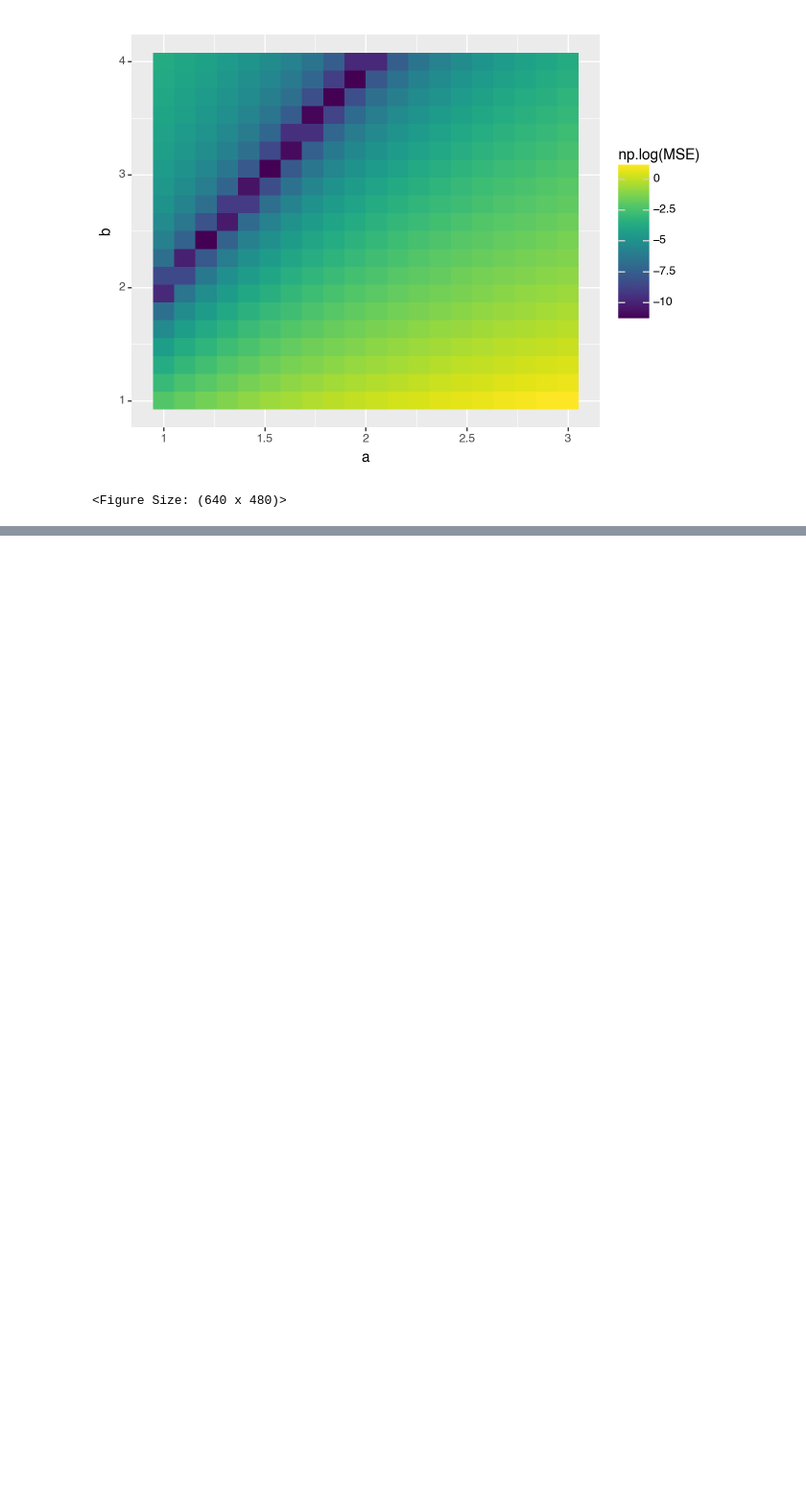
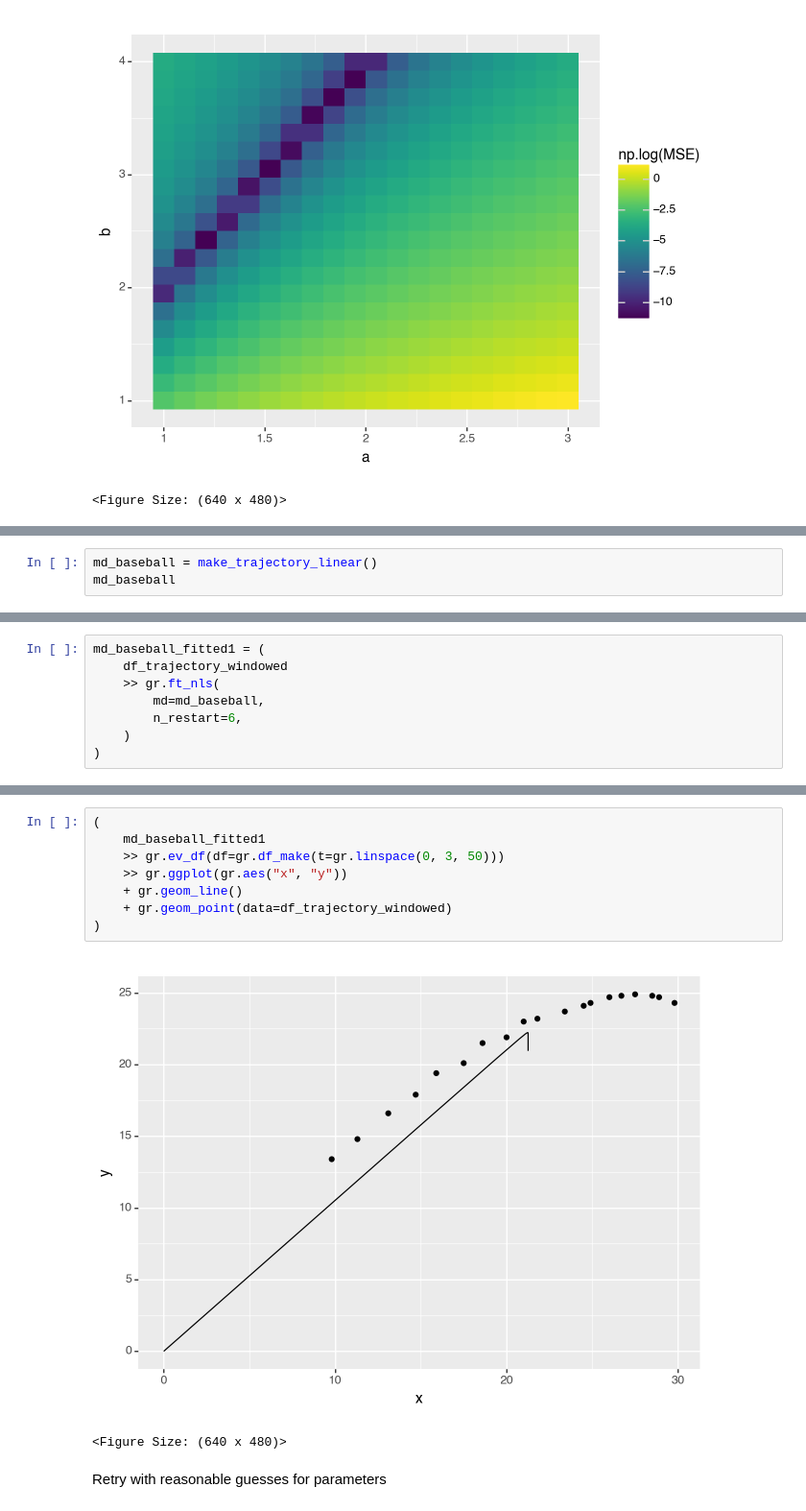
Before and after one commit to zdelrosario/pdo-notes, a Jupyter notebook: 2026/day06.ipynb, the cells around one changed output, grey strips where cells are left out. Shown at 96% size. Cells and saved outputs as stored; diff of their text form; blank space fills up the shorter version.

```diff
--- a/2026/day06.ipynb
+++ b/2026/day06.ipynb
@@ -281,0 +296,3 @@ model: Unidentifiabl (Fitted)
+# %%
+md_baseball = make_trajectory_linear()
+md_baseball
@@ -281,0 +317,8 @@ model: Unidentifiabl (Fitted)
+# %%
+md_baseball_fitted1 = (
+    df_trajectory_windowed
+    >> gr.ft_nls(
+        md=md_baseball,
+        n_restart=6,
+    )
+)
@@ -281,0 +346,13 @@ model: Unidentifiabl (Fitted)
+# %%
+(
+    md_baseball_fitted1
+    >> gr.ev_df(df=gr.df_make(t=gr.linspace(0, 3, 50)))
+    >> gr.ggplot(gr.aes("x", "y"))
+    + gr.geom_line()
+    + gr.geom_point(data=df_trajectory_windowed)
+)
+# %% [output]
+[figure, added]
+<Figure Size: (640 x 480)>
+# %% [markdown]
+Retry with reasonable guesses for parameters
```
Also changed, not shown: parts of 10 cells of this notebook.
